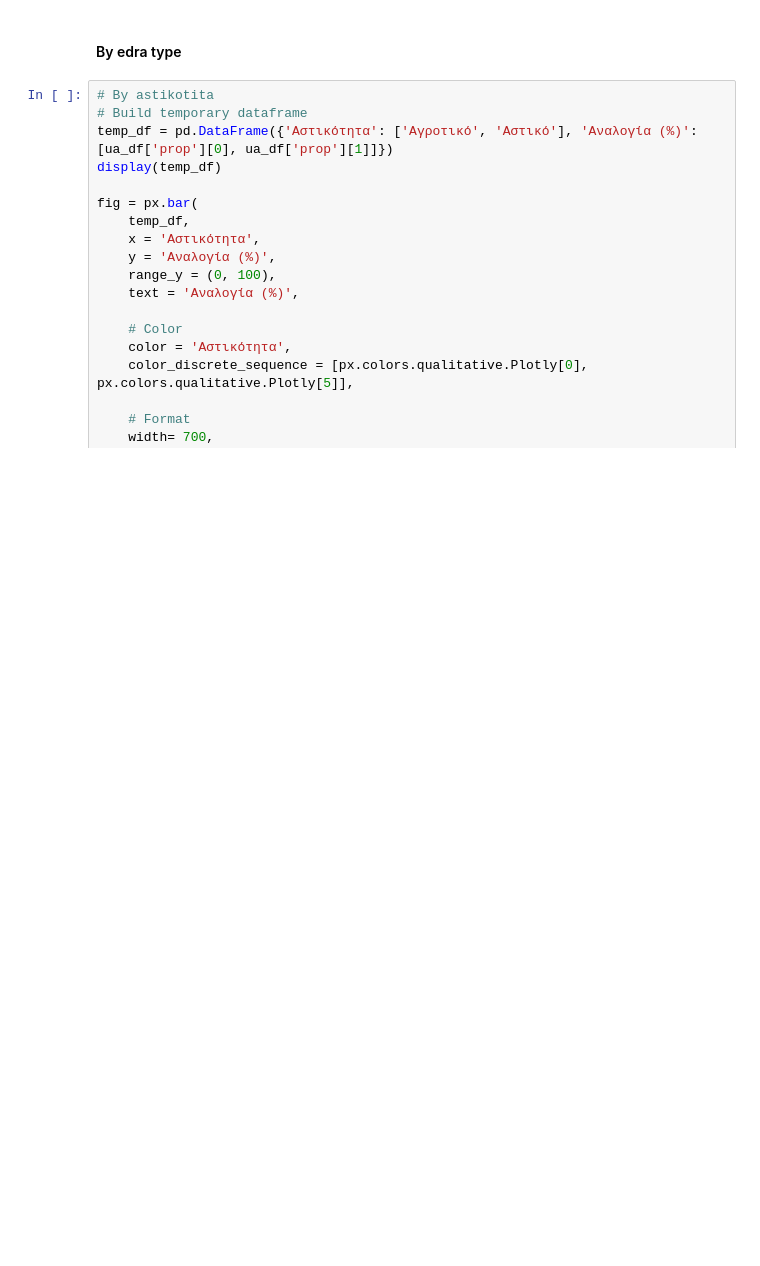
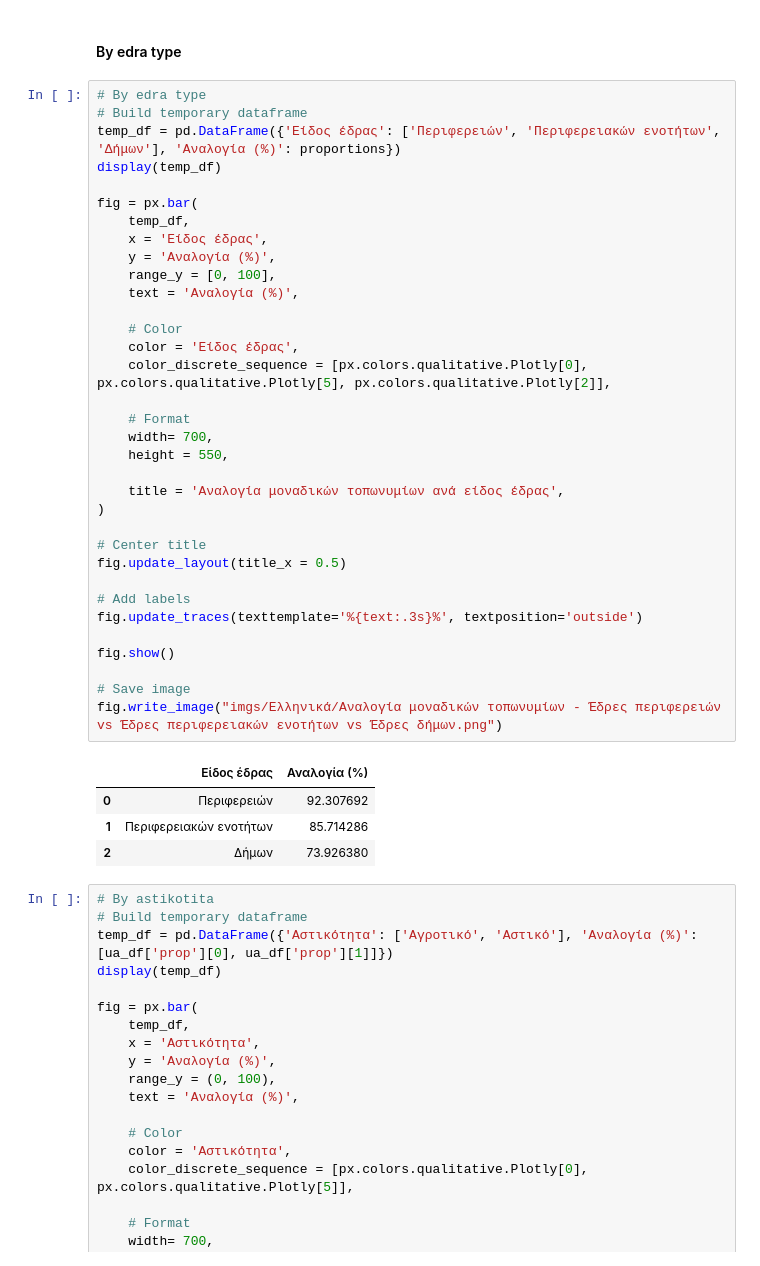
Before and after one commit to jgchaparro/HellasDB-Toponym-research, a Jupyter notebook: main.ipynb, the cells around one changed output. Cells and saved outputs as stored; diff of their text form; blank space fills up the shorter version.

```diff
--- a/main.ipynb
+++ b/main.ipynb
@@ -2014,6 +2023,45 @@ fig.write_image("imgs/Ελληνικά/Αναλογία μοναδικών το
 | 1 | Νησιά | 67.172740 |
 # %% [markdown]
 #### By edra type
+# %%
+# By edra type
+# Build temporary dataframe
+temp_df = pd.DataFrame({'Είδος έδρας': ['Περιφερειών', 'Περιφερειακών ενοτήτων', 'Δήμων'], 'Αναλογία (%)': proportions})
+display(temp_df)
+
+fig = px.bar(
+    temp_df,
+    x = 'Είδος έδρας',
+    y = 'Αναλογία (%)',
+    range_y = [0, 100],
+    text = 'Αναλογία (%)',
+
+    # Color
+    color = 'Είδος έδρας',
+    color_discrete_sequence = [px.colors.qualitative.Plotly[0], px.colors.qualitative.Plotly[5], px.colors.qualitative.Plotly[2]],
+
+    # Format
+    width= 700,
+    height = 550,
+
+    title = 'Αναλογία μοναδικών τοπωνυμίων ανά είδος έδρας',
+)
+
+# Center title
+fig.update_layout(title_x = 0.5)
+
+# Add labels
+fig.update_traces(texttemplate='%{text:.3s}%', textposition='outside')
+
+fig.show()
+
+# Save image
+fig.write_image("imgs/Ελληνικά/Αναλογία μοναδικών τοπωνυμίων - Έδρες περιφερειών vs Έδρες περιφερειακών ενοτήτων vs Έδρες δήμων.png")
+# %% [output]
+|  | Είδος έδρας | Αναλογία (%) |
+| 0 | Περιφερειών | 92.307692 |
+| 1 | Περιφερειακών ενοτήτων | 85.714286 |
+| 2 | Δήμων | 73.926380 |
 # %%
 # By astikotita
 # Build temporary dataframe
```
Also changed, not shown: parts of 8 cells of this notebook, 8 other files.
